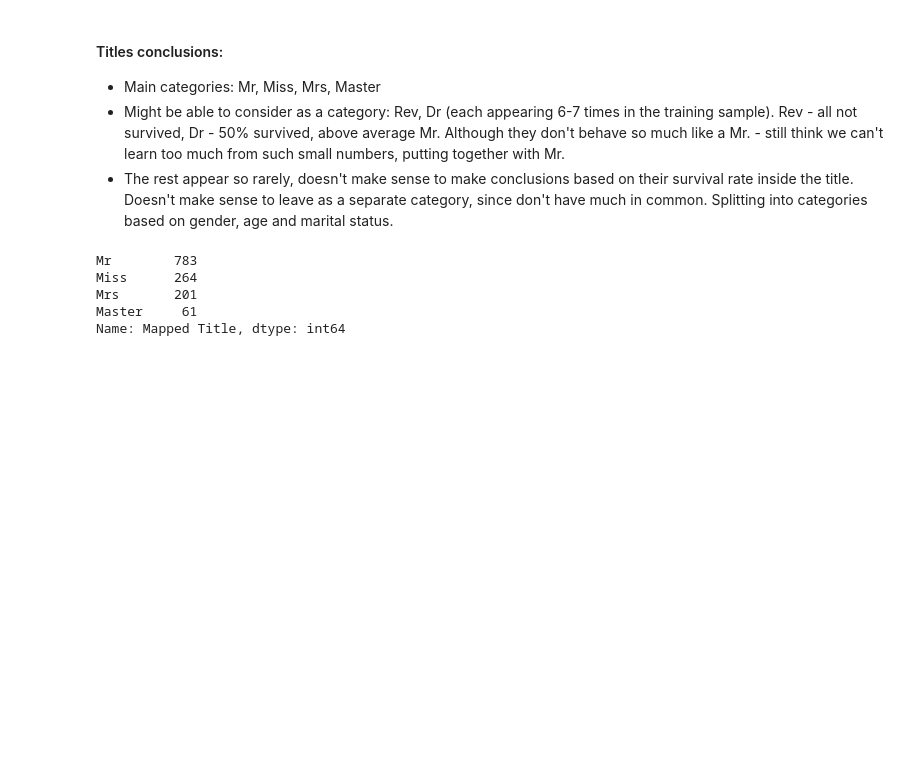
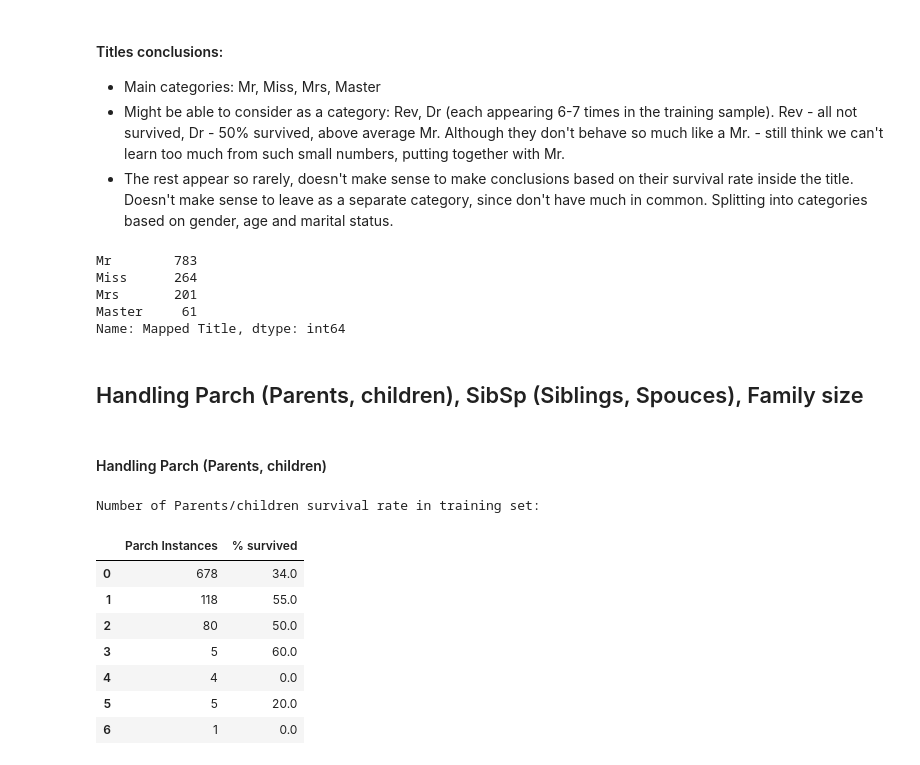
Before and after one commit to yoni2k/ml-kaggle-challenges, a Jupyter notebook: titanic/Advanced feature engineering.ipynb, the cells around one changed output. Cells and saved outputs as stored; diff of their text form; code cells hidden in the pictures; blank space fills up the shorter version.

```diff
--- a/titanic/Advanced feature engineering.ipynb
+++ b/titanic/Advanced feature engineering.ipynb
@@ -155,3 +155,21 @@ Miss      264
 Mrs       201
 Master     61
 Name: Mapped Title, dtype: int64
+# %% [markdown]
+## Handling Parch (Parents, children), SibSp (Siblings, Spouces), Family size
+# %% [markdown]
+#### Handling Parch (Parents, children)
+# %%
+print('Number of Parents/children + survival rate in training set:')
+pd.DataFrame({'Parch Instances' :train['Parch'].value_counts(),
+              '% survived': round(train.groupby(by='Parch')['Survived'].mean()*100)})
+# %% [output]
+Number of Parents/children survival rate in training set:
+|  | Parch Instances | % survived |
+| 0 | 678 | 34.0 |
+| 1 | 118 | 55.0 |
+| 2 | 80 | 50.0 |
+| 3 | 5 | 60.0 |
+| 4 | 4 | 0.0 |
+| 5 | 5 | 20.0 |
+| 6 | 1 | 0.0 |
```
Also changed, not shown: parts of 18 cells of this notebook, 2 other files.
